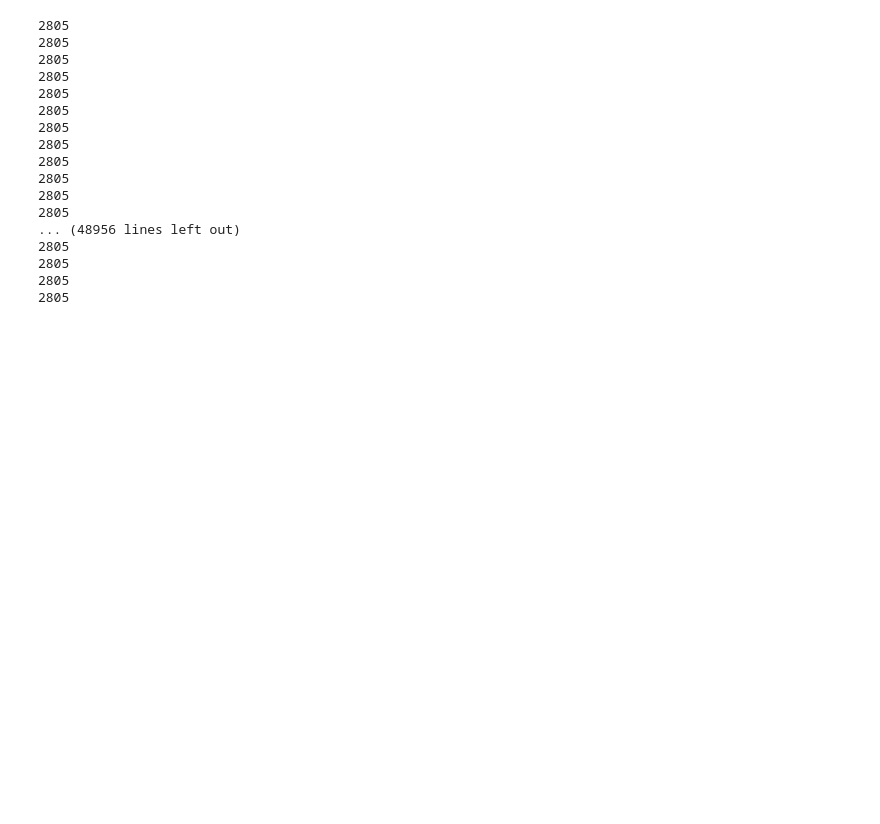
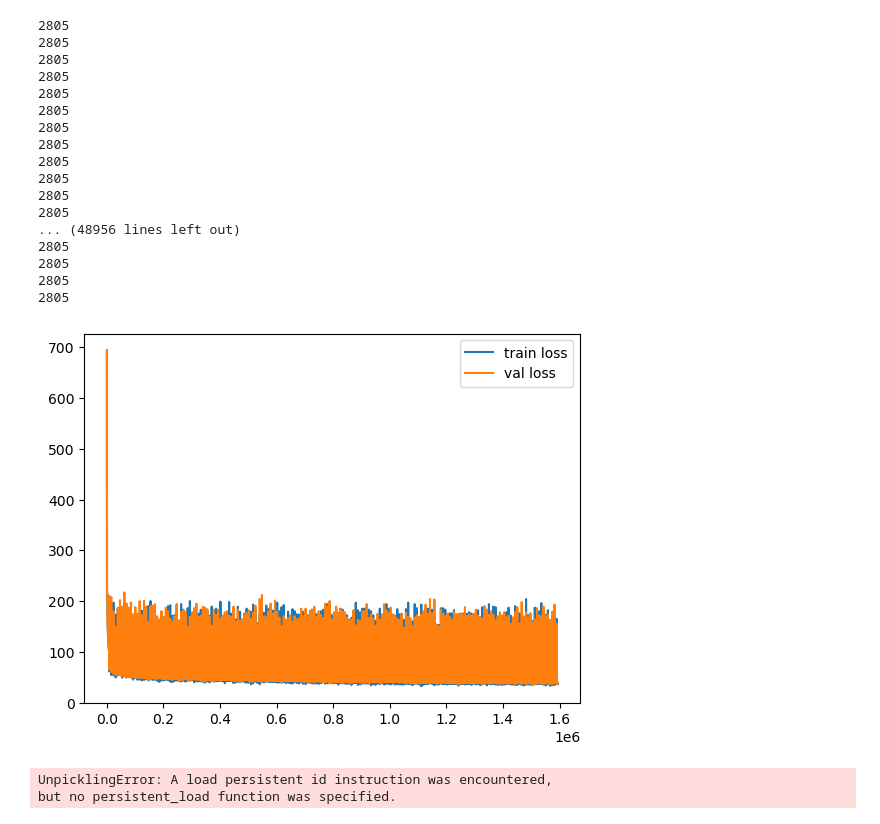
Before and after one commit to pranav212000/CS593_rob_project, a Jupyter notebook: temp.ipynb, the cells around one changed output. Drawn from its saved outputs; the diff is of its cells as text; code cells hidden in the pictures; blank space fills up the shorter version.

```diff
--- a/temp.ipynb
+++ b/temp.ipynb
@@ -468,3 +468,60 @@ for d in data:
 2805
 2805
 2805
+# %%
+import matplotlib.pyplot as plt
+
+# read file slurm-19139.out
+with open('slurm-19139.out', 'r') as f:
+    lines = f.readlines()
+
+    # if line is like: epoch1415 |       | (batch 1 of 61) ETA:   0:00:23 train/val loss   46.8/  46.9
+    # extract the train/val loss
+    train_loss = []
+    val_loss = []
+    for line in lines:
+        if 'train/val loss' in line:
+
+            loss_str = line.split()[-1]
+
+            if loss_str.split('/')[0] == '------':
+                continue
+
+            if '/' not in loss_str:
+                loss_str = line.split()[-2:]
+                # print(loss_str)
+                train = loss_str[-2][:-1]
+                val = loss_str[-1]
+            else:
+                train = loss_str.split('/')[0]
+                val = loss_str.split('/')[1]
+
+            try:
+                train_loss.append(float(train))
+                val_loss.append(float(val))
+            except:
+                print(train, val)
+                print('error: ', line)
+                print('loss_str', loss_str)
+                print('loss_str.split()', loss_str.split())
+                break
+
+
+
+
+
+    # plot train/val loss
+    plt.plot(train_loss, label='train loss')
+    plt.plot(val_loss, label='val loss')
+    plt.legend()
+    plt.show()
+# %% [output]
+[figure, added]
+# %%
+import pickle
+
+with open('models/16_212347/model_env_2d_epoch_2000.pkl', 'rb') as f:
+    pickle.load(f)
+# %% [output]
+UnpicklingError: A load persistent id instruction was encountered,
+but no persistent_load function was specified.
```
Also changed, not shown: parts of 3 cells of this notebook, 7 other files.
